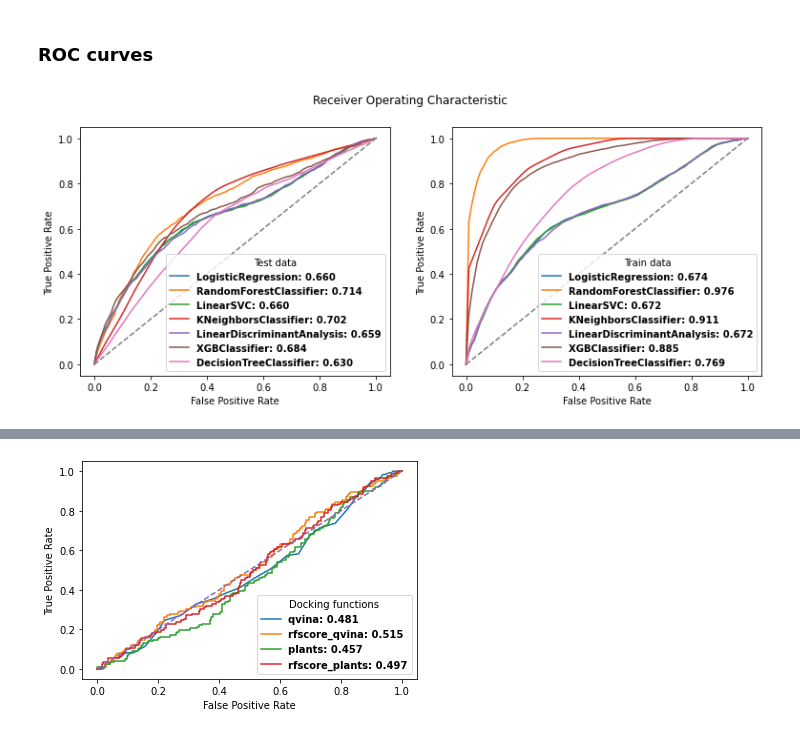
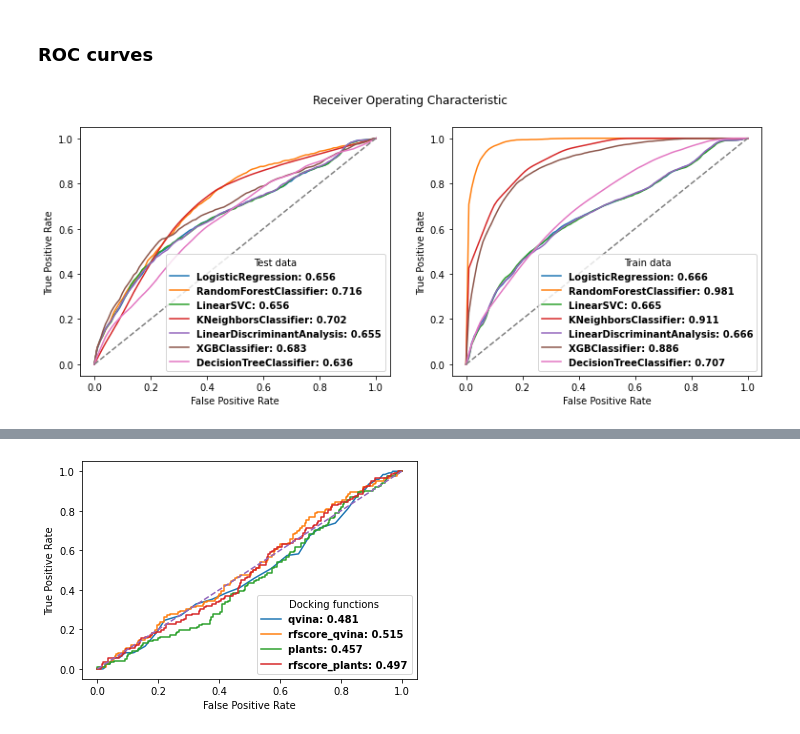
Before and after one commit to caiocrocha/SarsCov2Classifier, a Jupyter notebook: ML_results.ipynb, the cells around one changed output, grey strips where cells are left out. Drawn from its saved outputs; the diff is of its cells as text; code cells hidden in the pictures.

```diff
--- a/ML_results.ipynb
+++ b/ML_results.ipynb
@@ -83,14 +99,12 @@ plt.show()
 <a id='performance'></a>
 ### Performance of the top models
 # %%
-from sklearn.preprocessing import StandardScaler
-
-df = scores_data[['activity_label','model',*test_metrics]].copy()
-df[test_metrics] = StandardScaler().fit_transform(df[test_metrics])
-top = pd.melt(df.groupby(['activity_label', 'model']).head(1),
-              id_vars=['activity_label','model'], value_vars=test_metrics)
+df = scores_data[['model',*test_metrics]].copy()
+top = pd.melt(df.groupby(['model']).head(1),
+              id_vars=['model'], value_vars=test_metrics)
 sns.catplot(kind='point', data=top.sort_values('value', ascending=False), x='variable', y='value',
-            hue='model', row='activity_label', aspect=2, order=test_metrics, hue_order=model_list)
+            hue='model', height = 7, order=test_metrics, hue_order=model_list)
 plt.suptitle('Model performance by scoring metric', y=1.05)
+plt.grid()
 plt.savefig('figures/test_performance.png', dpi=128)
 # %% [output]
@@ -105,7 +120,7 @@ activity_label = 'f_activity'
 
 for i, row in scores_data.query('activity_label == @activity_label').groupby('model').head(1).iterrows():
     model_name = row['model']
-    best_subset[model_name] = [descriptor for descriptor in trainset if row[descriptor]]
+    best_subset[model_name] = [descriptor for descriptor in descriptors_list if row[descriptor]]
     print(model_name, best_subset[model_name])
 # %% [output]
 KNeighborsClassifier ['NumHAcceptors', 'TPSA', 'LabuteASA']
@@ -196,6 +211,6 @@ XGBClassifier          {'clf__eta': 0.1, 'clf__max_depth': 3, 'clf__n_estimators
 DecisionTreeClassifier {'clf__max_depth': 5}
 # %%
-grid_df = pd.read_csv('grid_search.csv')
+grid_df = pd.read_csv('grid_search2.csv')
 # %%
 grid_df.head()
 # %% [output]
@@ -264,14 +279,14 @@ plt.show()
 def get_model_opt_by_name(model_name):
     if model_name == 'RandomForestClassifier':
         from sklearn.ensemble import RandomForestClassifier
-        return RandomForestClassifier(n_estimators=1000, max_depth=8, random_state=13)
+        return RandomForestClassifier(n_estimators=1000, max_depth=10, random_state=13)
     elif model_name == 'KNeighborsClassifier':
         from sklearn.neighbors import KNeighborsClassifier
         return KNeighborsClassifier(n_neighbors=5)
     elif model_name == 'XGBClassifier':
         from xgboost import XGBClassifier
-        return XGBClassifier(objective='reg:logistic', n_estimators=200,
-            max_depth=3, eta=0.1, random_state=13)
+        return XGBClassifier(objective='reg:logistic', n_estimators=100,
+            max_depth=3, eta=0.2, random_state=13)
     elif model_name == 'DecisionTreeClassifier':
         from sklearn.tree import DecisionTreeClassifier
         return DecisionTreeClassifier(max_depth=5, random_state=13)
@@ -382,39 +397,36 @@ fig, ax = plt.subplots(ncols=2, figsize=(12.8, 4.8))
 scores_list = []
 
 for model_name in model_list:
-    subset = best_subset[model_name]
+    subset = [descriptor for descriptor in best_subset[model_name] if descriptor not in docking_list]
     y = data[activity_label]
     X = data[subset]
     scaler = StandardScaler()
     model = get_model_opt_by_name(model_name)
     model_scores = get_mean_scores(X, y, model, model_name, scaler, axis=ax)
     scores_list.append(model_scores)
 
 columns = ['test_f2', 'train_f2', 'test_geometric_mean', 'train_geometric_mean',
            'test_roc_auc', 'train_roc_auc', 'model']
 top_scores = pd.DataFrame(scores_list, columns=columns)
 top_scores['test_mean'] = top_scores[test_metrics[:-1]].mean(axis=1)
 top_scores['train_mean'] = top_scores[train_metrics[:-1]].mean(axis=1)
 
 for i in range(2):
     # Plot a line
     ax[i].plot([0,1], [0,1], linestyle='--')
     ax[i].set_xlabel('False Positive Rate')
     ax[i].set_ylabel('True Positive Rate')
 
 # Some legends
 font_prop = {'weight':'bold'}
 ax[0].legend(title='Test data', prop=font_prop)
 ax[1].legend(title='Train data', prop=font_prop)
 
 plt.suptitle('Receiver Operating Characteristic')
-plt.savefig('figures/roc_curve_KFold2.png', dpi=128)
+plt.savefig('figures/roc_curve_KFold.png', dpi=128)
 plt.show()
 
 top_scores
-
-# Demora um pouco para executar
-# Explicar melhora
 # %% [output]
-[figure, old version]
+[figure, new version]
 |  | test_f2 | train_f2 | test_geometric_mean | train_geometric_mean | test_roc_auc | train_roc_auc | model | ... |
```
Also changed, not shown: parts of 19 cells of this notebook, 2 other files.
